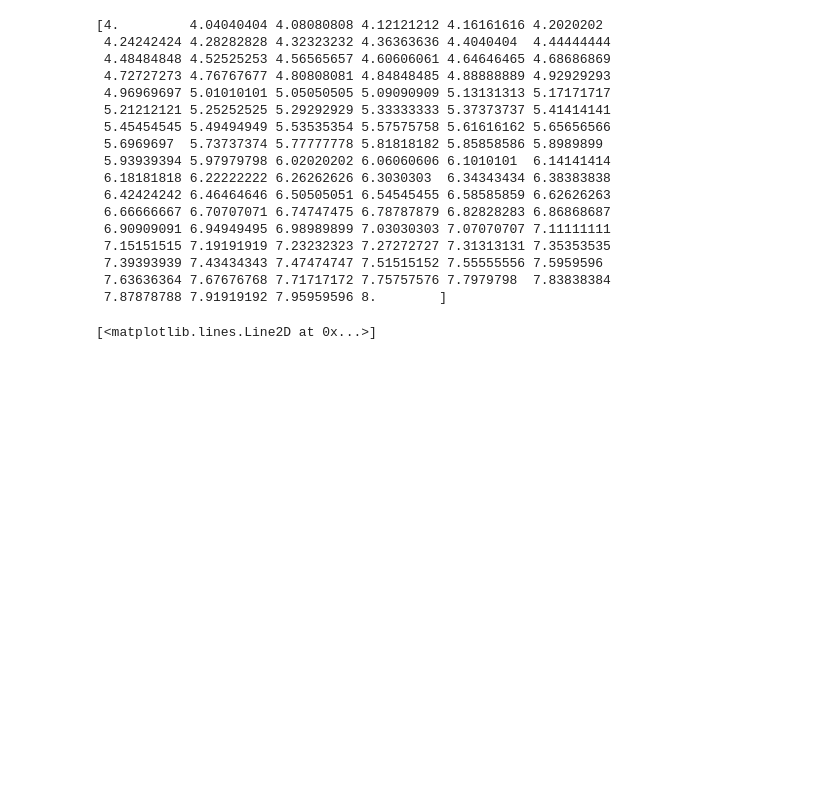
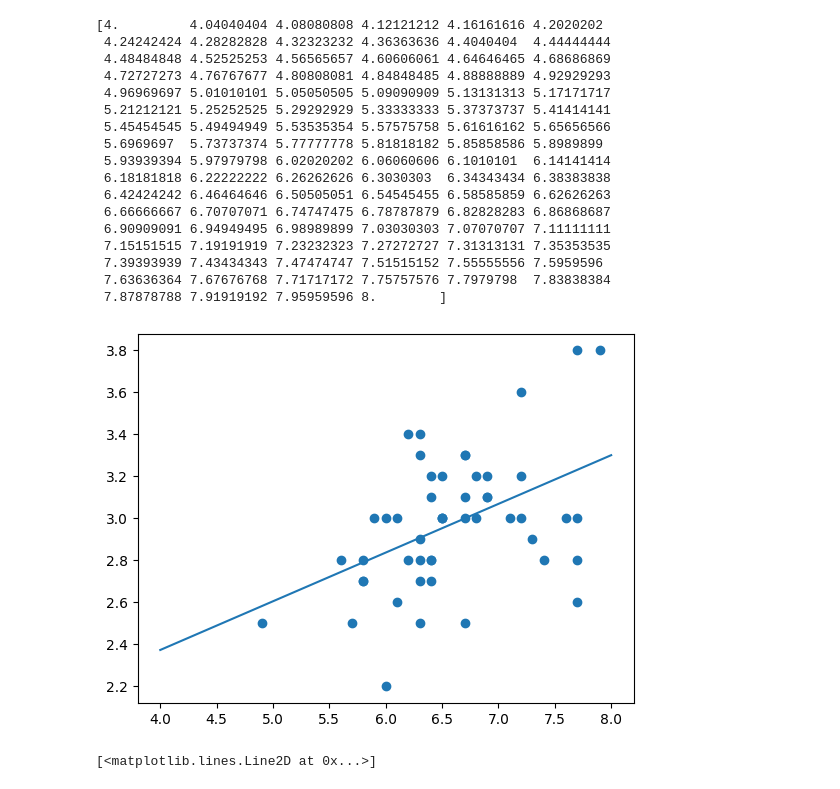
Before and after one commit to SEOWOOJI/Pandas_Stats_Data_Analysis_2025, a Jupyter notebook: scikit_learn.ipynb, the cells around one changed output. Drawn from its saved outputs; the diff is of its cells as text; code cells hidden in the pictures; blank space fills up the shorter version.

```diff
--- a/scikit_learn.ipynb
+++ b/scikit_learn.ipynb
@@ -173,6 +244,9 @@ In statistics, "fit" refers to the process of estimating the parameters of a mod
 #The model will try to find the best-fitting line that does not necessarily pass through the origin (0,0).
 
 model = LinearRegression(fit_intercept=True)
+# %%
+x = np.array(x)
+y = np.array(y)
 # %%
 import numpy as np # The numpy package for numerical computing (large, multi-dimensional arrays and matrices, along with a collection of mathematical functions)
 x = np.array(x) # The np.array() function converts the variable x into a NumPy array. If x was originally a Python list, tuple, or any other iterable object, this function will create a new NumPy array containing the elements of x.
@@ -307,7 +375,7 @@ model.fit(X, y)
 # %% [output]
 LinearRegression()
 # %%
-model.fit(X, y)
+model.fit(x, y)
 # %% [output]
 LinearRegression()
 # %% [markdown]
@@ -393,6 +445,12 @@ yfit = model.predict(Xfit)
 # %%
 Xfit = xfit.reshape(-1, 1) # 1-D array converted to 2-D array
 yfit = model.predict(Xfit) #parameter 값이 정해진 모델 핏 한 것에 (y=ax+b (a=0.7, b=0.5)) x 값을 위에 나온 숫자 결과 (4~6까지의 50 개 숫자)를 넣으면, 결과적으로 50 개의 y 값이 출력된다. )
+# %%
+plt.scatter(x, y)
+plt.plot(xfit, yfit)
+plt.show()
+# %% [output]
+[figure, added]
 # %%
 plt.scatter(x, y) #데이터 점이 표시된다
 plt.plot(xfit, yfit) #선이 표시된다. 이 선은 기본값이 '-'이다. 세번째 인자에 '.'으로 변경 가능. regression 은 관통선, 즉 b값 절편값 (intercept)을 정하는 것이다
```
Also changed, not shown: parts of 21 cells of this notebook.
